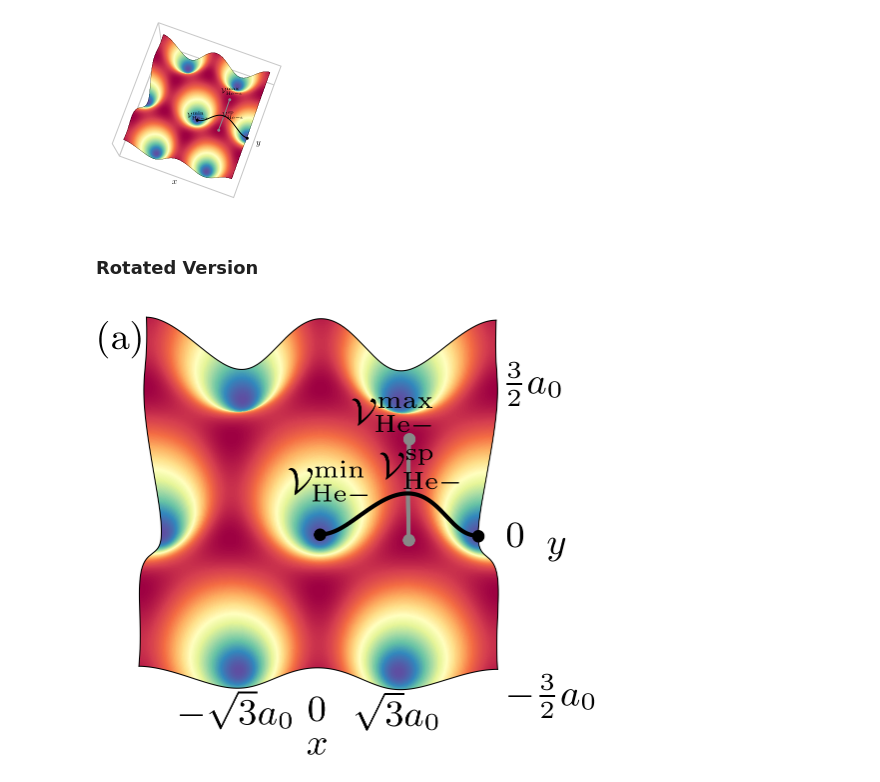
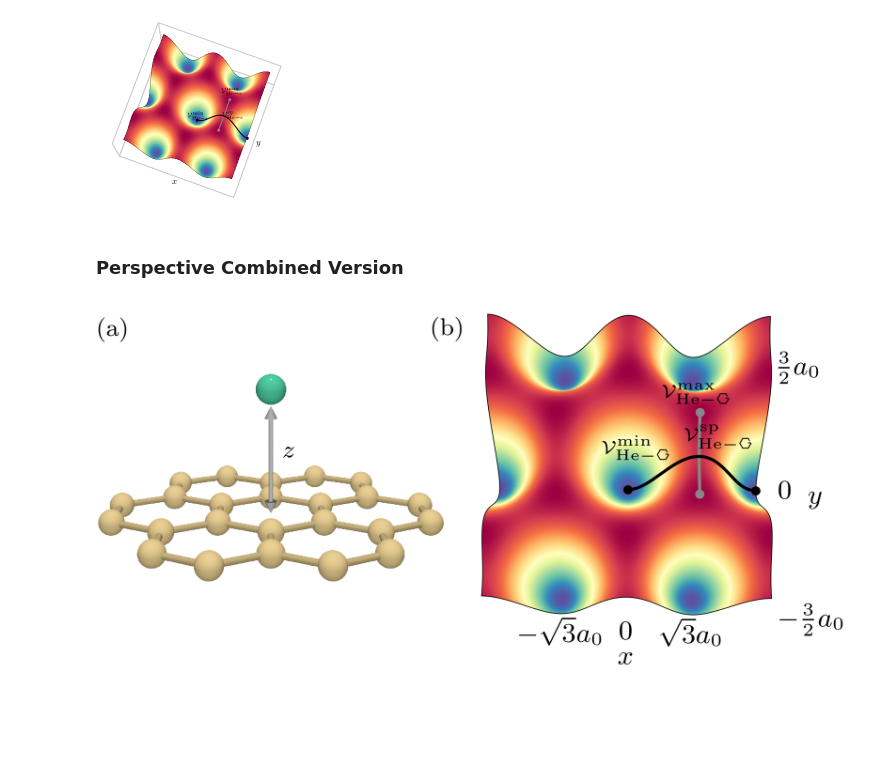
Before and after one commit to DelMaestroGroup/papers-code-BoseHubbardModelHeAdsorptionGraphene, a Jupyter notebook: src/He_Graphene_adsorption_potential.ipynb, the cells around one changed output. Drawn from its saved outputs; the diff is of its cells as text; code cells hidden in the pictures; blank space fills up the shorter version.

Commit message:
Modified plots for perspective

```diff
--- a/src/He_Graphene_adsorption_potential.ipynb
+++ b/src/He_Graphene_adsorption_potential.ipynb
@@ -373,7 +373,7 @@ test_3D_wall_text(plot_filename="../plots/tunneling_steele.pdf", xlabel=r'$y$',
  <Axes3DSubplot:xlabel='$y$', ylabel='$x$'>)
 [figure]
 # %% [markdown]
-### Rotated Version
+### Perspective Combined Version
 # %%
 aₒ = 1.42
 X = np.linspace(-aₒ*np.sqrt(3), aₒ*np.sqrt(3), 501)
@@ -388,8 +388,19 @@ t = np.linspace(0,aₒ*np.sqrt(3),1000)
 zs = V(t,np.zeros_like(t))
 # %%
 with plt.style.context(plot_style['aps']):
-    fig = plt.figure(figsize=(1.9,1.9),dpi=300, constrained_layout=False)
-    ax = fig.add_subplot(111, projection='3d')
+    fig = plt.figure(figsize=(4.1,3.3),dpi=300, constrained_layout=False)
+
+    ax_a = fig.add_subplot(121)
+
+    im = plt.imread('../plots/V_He_graphene_green.png',format='png')
+    #newax2 = fig.add_axes([0.12+0.3, 0.62, 0.28*w2/w1, 1.2])
+    ax_a.imshow(np.pad(im, ((10,0),(0,10),(0,0))),interpolation='none', zorder=-10)
+    ax_a.annotate('(a)', xy=(0.00,1.26),ha='left', va='top', xycoords='axes fraction', fontsize=8)
+    ax_a.annotate('$z$', xy=(0.55,0.62),ha='center', va='center', xycoords='axes fraction', fontsize=8)
+
+    ax_a.axis('off')
+
+    ax = fig.add_subplot(122, projection='3d')
 
     _surf_kwargs = {"cmap":"Spectral_r", "linewidth":0, "antialiased":False,
                             "alpha":1.0, 'rasterized':True}
@@ -425,12 +436,12 @@ with plt.style.context(plot_style['aps']):
 
     # Add labels
     ax.text(-0.7, -0.5, V(0,0), r'${\mathcal{V}}_{\rm He-\graphene}^{\rm min}$', color='k',
-            zorder=200)
+            zorder=200, fontsize=6)
     ax.text(-b[0,0]+0.05, b[1,0]+0.5, 1.5, r'${\mathcal{V}}_{\rm He-\graphene}^{\rm max}$', color='k',
-            zorder=200, ha='center')
+            zorder=200, ha='center', fontsize=6)
 
     ax.text(-0.4, b[1,0]+0.9, 1.6, r'${\mathcal{V}}_{\rm He-\graphene}^{\rm sp}$', color='k',
-            zorder=200, ha='center')
+            zorder=200, ha='center', fontsize=6)
 
      # for rotated version
     _yticks = [-np.sqrt(3)*aₒ/2, 0.0,np.sqrt(3)*aₒ/2]
@@ -467,33 +478,34 @@ with plt.style.context(plot_style['aps']):
     ax.yaxis.pane.set_edgecolor(pane_edge_color)
     ax.zaxis.pane.set_edgecolor(pane_edge_color)
 
     ax.w_xaxis.line.set_color(pane_edge_color)
     ax.w_yaxis.line.set_color(pane_edge_color)
     ax.w_zaxis.line.set_color(pane_edge_color)
 
     #Set pane face color
     ax.xaxis.pane.set_facecolor(pane_face_color)
     ax.yaxis.pane.set_facecolor(pane_face_color)
     ax.zaxis.pane.set_facecolor(pane_face_color)
 
     ax.xaxis.pane.set_alpha(1)
     ax.yaxis.pane.set_alpha(1)
     ax.zaxis.pane.set_alpha(1)
     ax.xaxis.pane.fill = False
     ax.yaxis.pane.fill = False
     ax.zaxis.pane.fill = False
     ax.view_init(azim=0.5,elev=80.5)
-    ax.annotate('(a)', xy=(0.00,0.96),ha='left', va='top', xycoords='axes fraction')
+    ax.annotate('(b)', xy=(-0.05,0.96),ha='left', va='top', xycoords='axes fraction', fontsize=8)
 
     #ax.axis('off')
 
     ax.xaxis._axinfo['tick']['outward_factor'] = 0.0
     ax.xaxis._axinfo['tick']['inward_factor'] = 0.0
     ax.yaxis._axinfo['tick']['outward_factor'] = 0.0
     ax.yaxis._axinfo['tick']['inward_factor'] = 0.0
 
     ax.dist = 7.2
+    fig.subplots_adjust(wspace=0.01)
 
-    plt.savefig('../plots/tunneling_steele_rotated.pdf', dpi=300)
+    plt.savefig('../plots/He_graphene_potential_combined.pdf', dpi=300)
 # %% [output]
-[figure, old version]
+[figure, new version]
```
Also changed, not shown: 29 other files.
